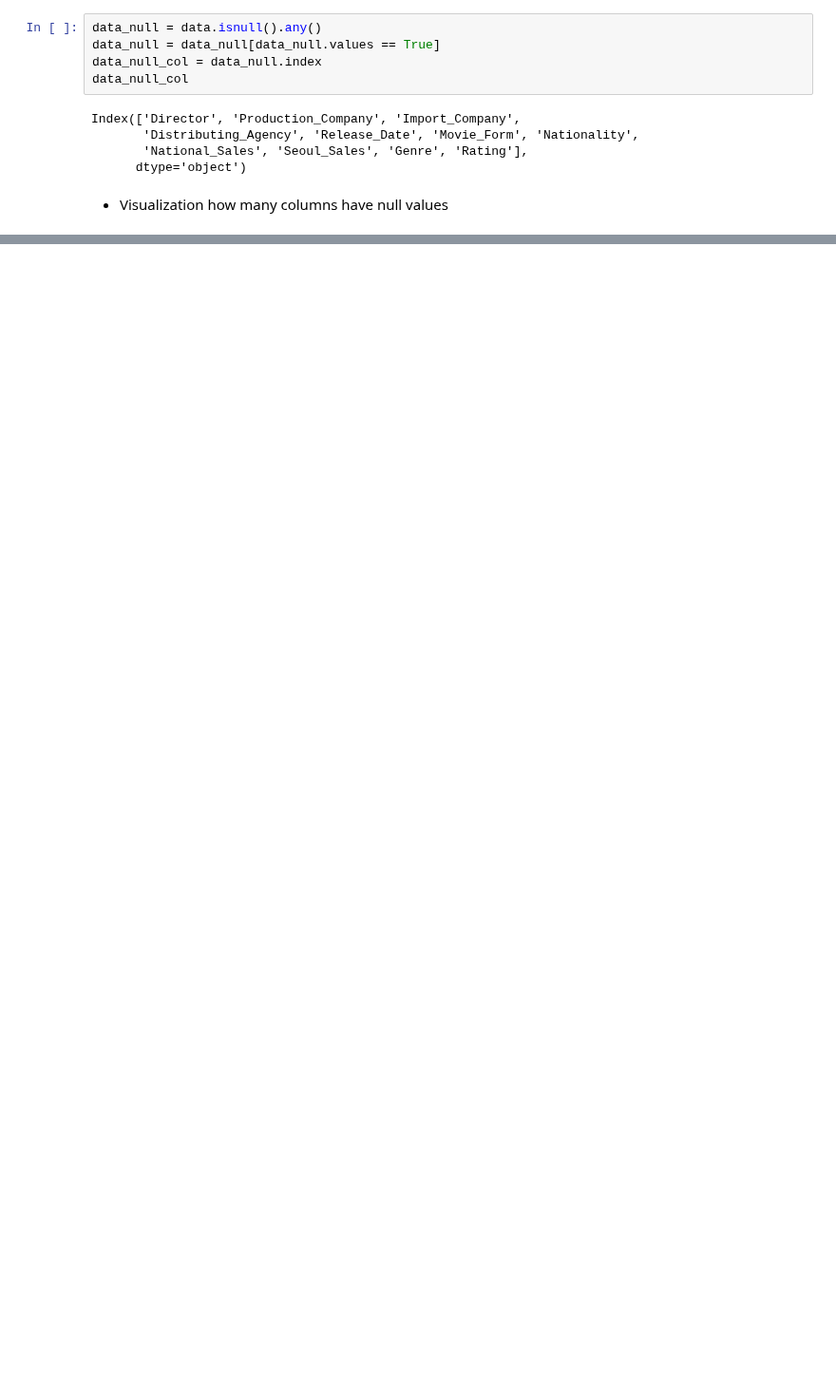
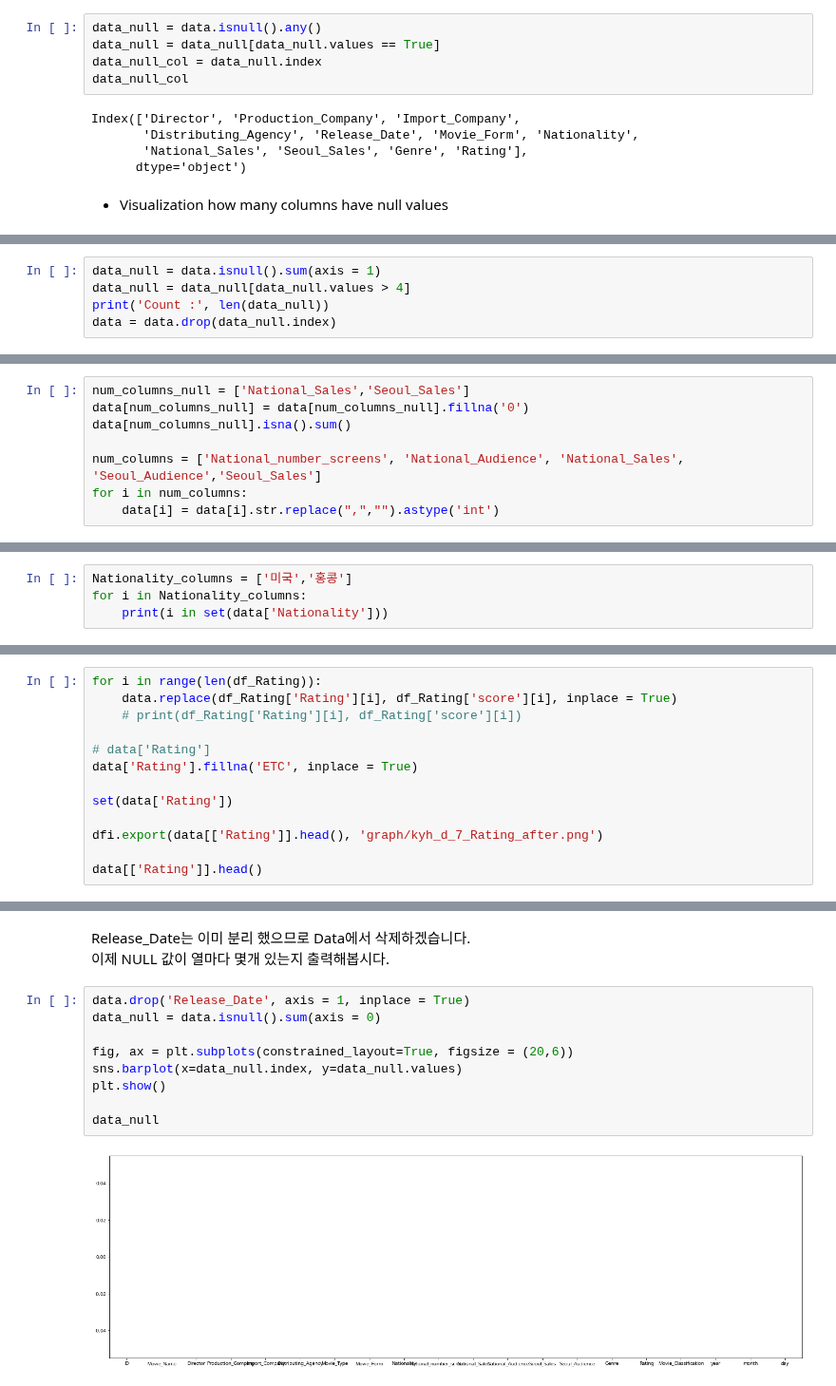
Before and after one commit to danielsun888/datathon, a Jupyter notebook: EagleAI.ipynb, the cells around one changed output, grey strips where cells are left out. Shown at 95% size. Drawn from its saved outputs; the diff is of its cells as text; blank space fills up the shorter version.

```diff
--- a/EagleAI.ipynb
+++ b/EagleAI.ipynb
@@ -330,0 +168,5 @@ plt.show()
+# %%
+data_null = data.isnull().sum(axis = 1)
+data_null = data_null[data_null.values > 4]
+print('Count :', len(data_null))
+data = data.drop(data_null.index)
@@ -330,0 +178,8 @@ plt.show()
+# %%
+num_columns_null = ['National_Sales','Seoul_Sales']
+data[num_columns_null] = data[num_columns_null].fillna('0')
+data[num_columns_null].isna().sum()
+
+num_columns = ['National_number_screens', 'National_Audience', 'National_Sales', 'Seoul_Audience','Seoul_Sales']
+for i in num_columns:
+    data[i] = data[i].str.replace(",","").astype('int')
@@ -330,0 +232,4 @@ plt.show()
+# %%
+Nationality_columns = ['미국','홍콩']
+for i in Nationality_columns:
+    print(i in set(data['Nationality']))
@@ -330,0 +288,13 @@ plt.show()
+# %%
+for i in range(len(df_Rating)):
+    data.replace(df_Rating['Rating'][i], df_Rating['score'][i], inplace = True)
+    # print(df_Rating['Rating'][i], df_Rating['score'][i])
+
+# data['Rating']
+data['Rating'].fillna('ETC', inplace = True)
+
+set(data['Rating'])
+
+dfi.export(data[['Rating']].head(), 'graph/kyh_d_7_Rating_after.png')
+
+data[['Rating']].head()
@@ -330,0 +349,14 @@ plt.show()
+# %% [markdown]
+Release_Date는 이미 분리 했으므로 Data에서 삭제하겠습니다.
+이제 NULL 값이 열마다 몇개 있는지  출력해봅시다.
+# %%
+data.drop('Release_Date', axis = 1, inplace = True)
+data_null = data.isnull().sum(axis = 0)
+
+fig, ax = plt.subplots(constrained_layout=True, figsize = (20,6))
+sns.barplot(x=data_null.index, y=data_null.values)
+plt.show()
+
+data_null
+# %% [output]
+[figure, added]
```
Also changed, not shown: parts of 83 cells of this notebook, 26 other files.
